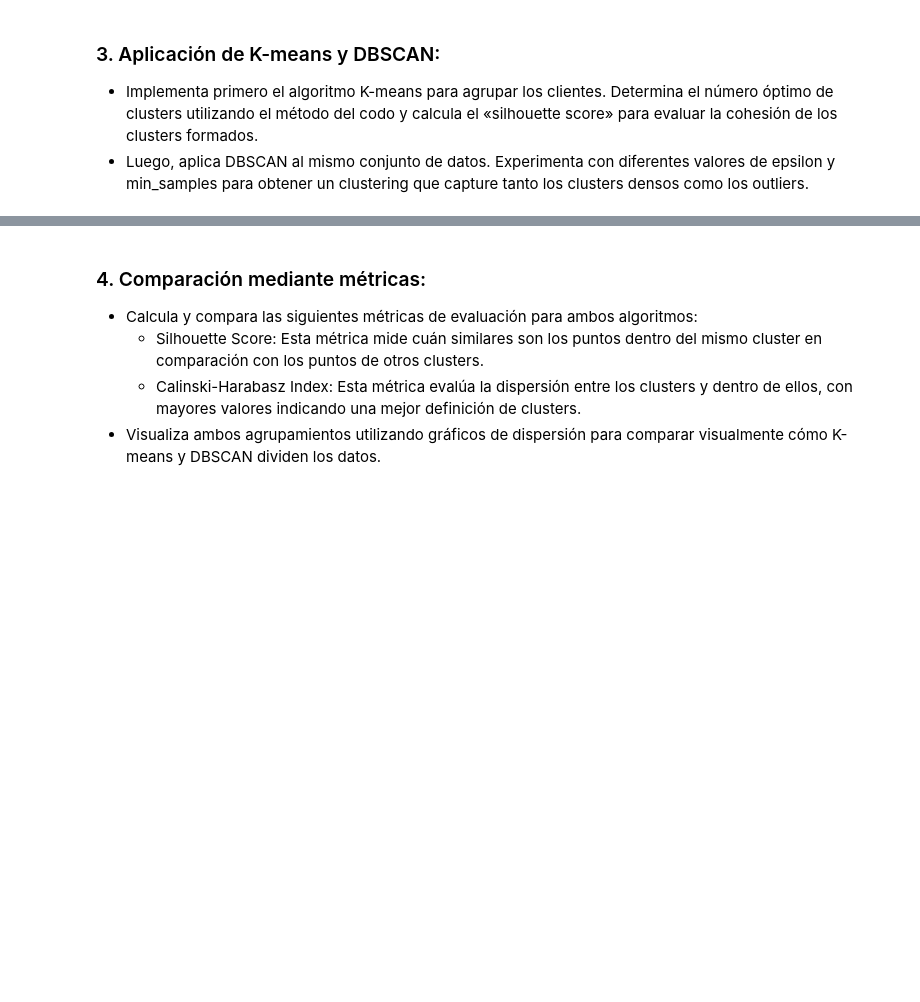
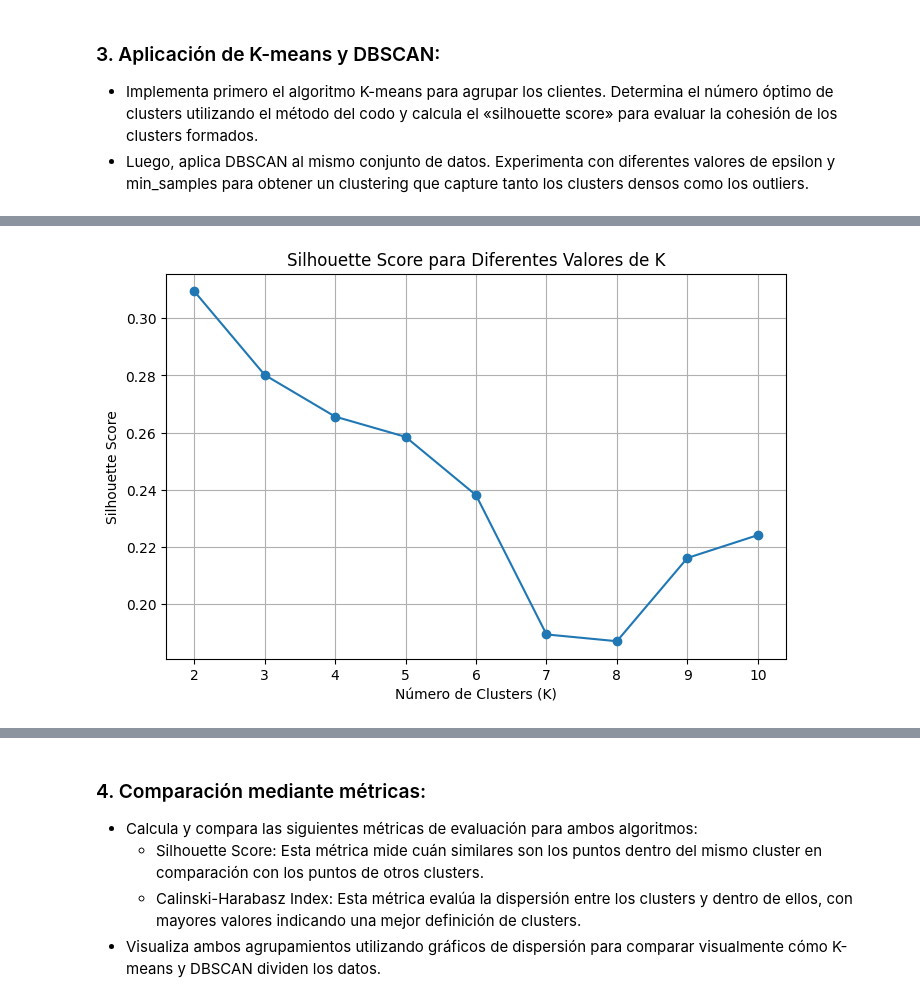
Before and after one commit to CesarVelgo/Advanced_ML, a Jupyter notebook: notebook/core6.ipynb, the cells around one changed output, grey strips where cells are left out. Drawn from its saved outputs; the diff is of its cells as text; code cells hidden in the pictures; blank space fills up the shorter version.

```diff
--- a/notebook/core6.ipynb
+++ b/notebook/core6.ipynb
@@ -13,0 +209,18 @@
+# %%
+silhouette_scores = []  # inicializamos una lista vacía donde almacenaremos los scores de Silhouette
+
+for k in range(2, 11):  # comenzamos un ciclo que recorrerá los valores de K desde 2 hasta 10
+    kmeans = KMeans(n_clusters=k, random_state=42)  # creamos un objeto KMeans con el valor actual de K y un estado aleatorio fijo
+    labels = kmeans.fit_predict(X_scaled)  # ajustamos el modelo KMeans con los datos escalados y obtenemos las etiquetas de los clusters asignados
+    silhouette_scores.append(silhouette_score(X_scaled, labels))  # calculamos el silhouette score para los clusters obtenidos
+
+plt.figure(figsize=(8, 5))  # creamos una nueva figura
+plt.plot(range(2, 11), silhouette_scores, marker='o')  # graficamos los valores de K contra los silhouette scores
+plt.title('Silhouette Score para Diferentes Valores de K')  # damos un título a la gráfica
+plt.xlabel('Número de Clusters (K)')  # etiquetamos el eje X
+plt.ylabel('Silhouette Score')  # etiquetamos el eje Y
+plt.xticks(range(2, 11))  # configuramos las etiquetas del eje X
+plt.grid()  # mostramos una cuadrícula en la gráfica para mejorar la lectura
+plt.show()  # mostramos la gráfica
+# %% [output]
+[figure, added]
```
Also changed, not shown: parts of 17 cells of this notebook, 2 other files.
